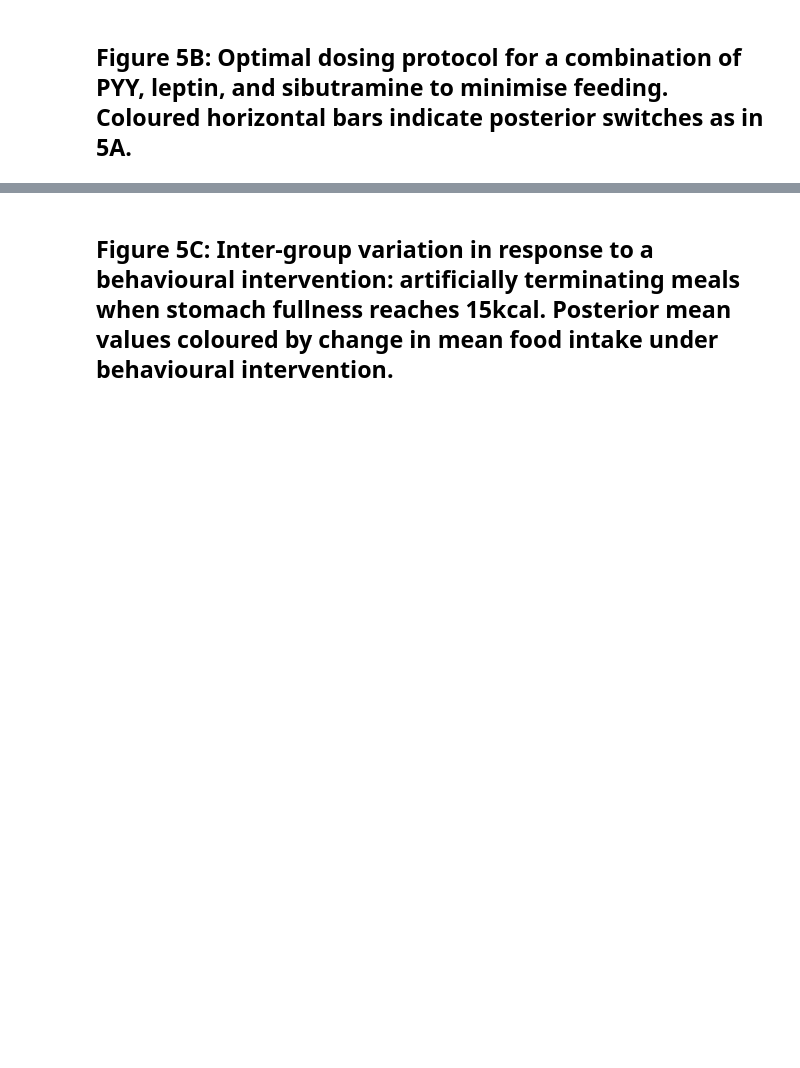
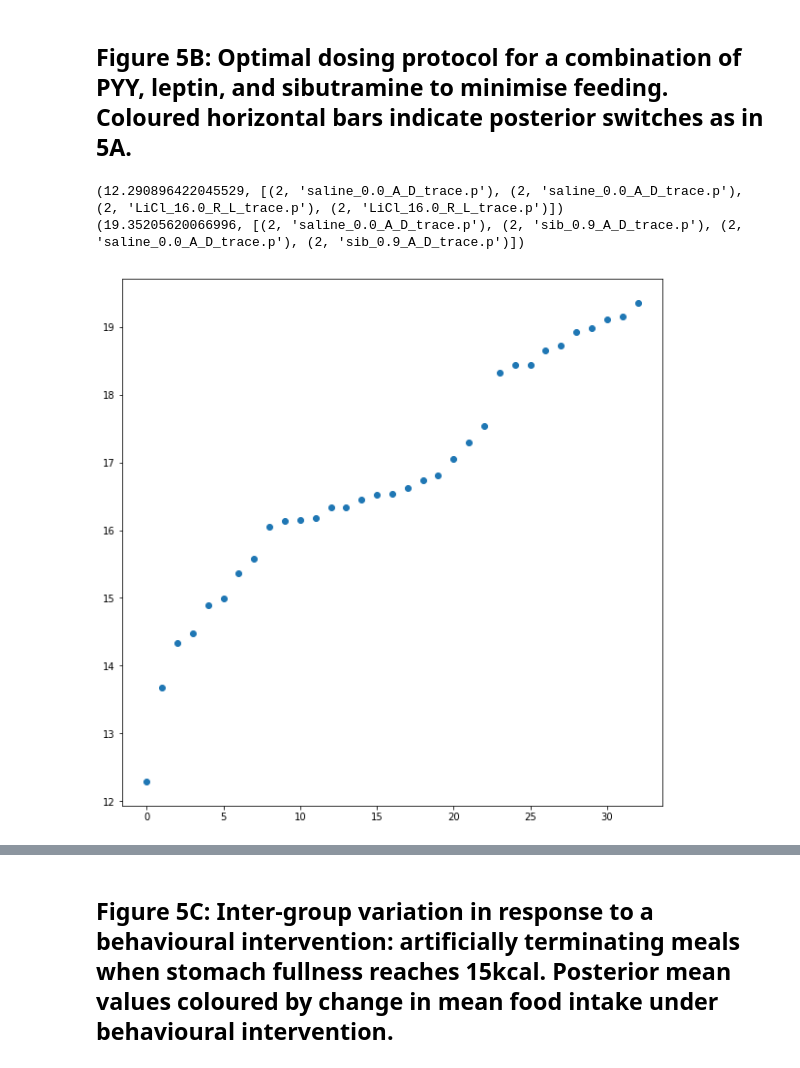
Before and after one commit to tomMcGrath/bayesian_feeding, a Jupyter notebook: Figure5.ipynb, the cells around one changed output, grey strips where cells are left out. Cells and saved outputs as stored; diff of their text form; code cells hidden in the pictures; blank space fills up the shorter version.

```diff
--- a/Figure5.ipynb
+++ b/Figure5.ipynb
@@ -53,2 +55,24 @@ plt.show()
 # %% [markdown]
 ## Figure 5B: Optimal dosing protocol for a combination of PYY, leptin, and sibutramine to minimise feeding. Coloured horizontal bars indicate posterior switches as in 5A.
+# %%
+reload(plots)
+reload(helpers)
+
+## NOTE: default drug is the first one in the list
+druglist = ['saline_0.0_A_D_trace.p',
+            'LiCl_16.0_R_L_trace.p',
+            'sib_0.9_A_D_trace.p']
+
+fig, axes, ranked_protocols = plots.optimise_protocols(group_dict,
+                                                       druglist,
+                                                       4,
+                                                       2,
+                                                       min_default = 2,
+                                                       num_samples=10,
+                                                       cutoff=300)
+
+plt.show()
+# %% [output]
+(12.290896422045529, [(2, 'saline_0.0_A_D_trace.p'), (2, 'saline_0.0_A_D_trace.p'), (2, 'LiCl_16.0_R_L_trace.p'), (2, 'LiCl_16.0_R_L_trace.p')])
+(19.35205620066996, [(2, 'saline_0.0_A_D_trace.p'), (2, 'sib_0.9_A_D_trace.p'), (2, 'saline_0.0_A_D_trace.p'), (2, 'sib_0.9_A_D_trace.p')])
+[figure, added]
```
Also changed, not shown: parts of 2 cells of this notebook, 3 other files.
